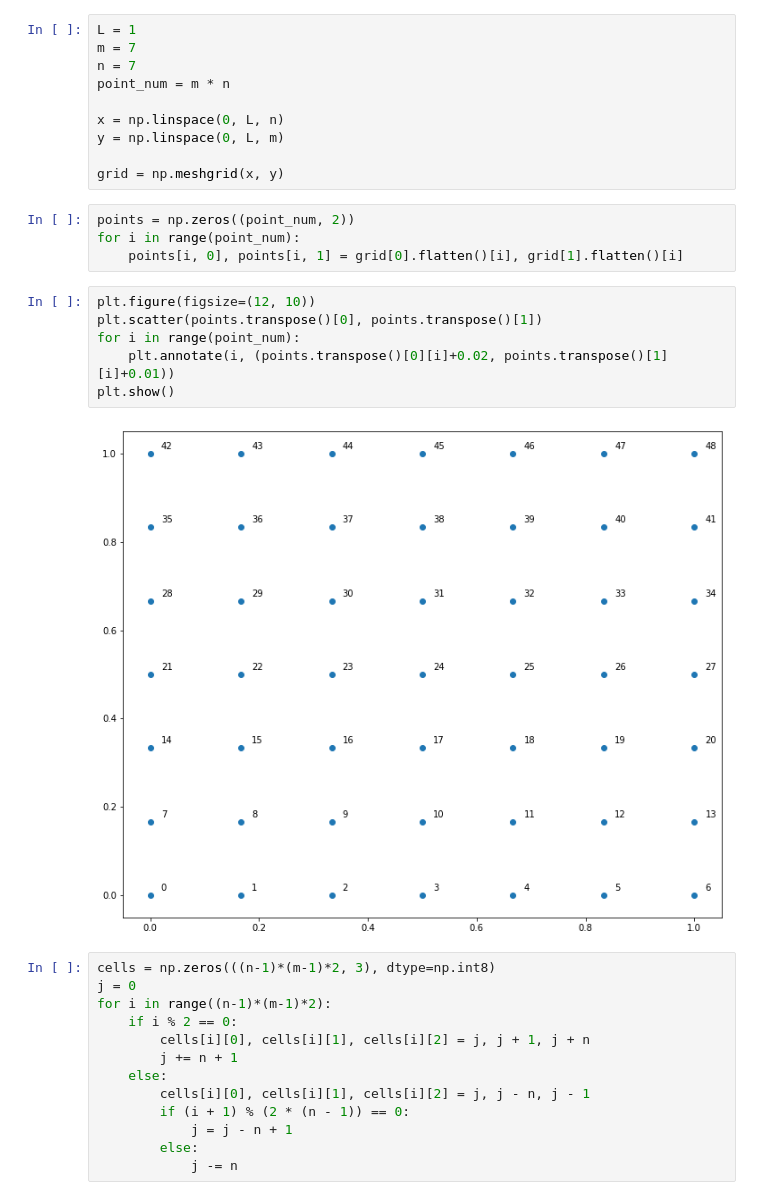
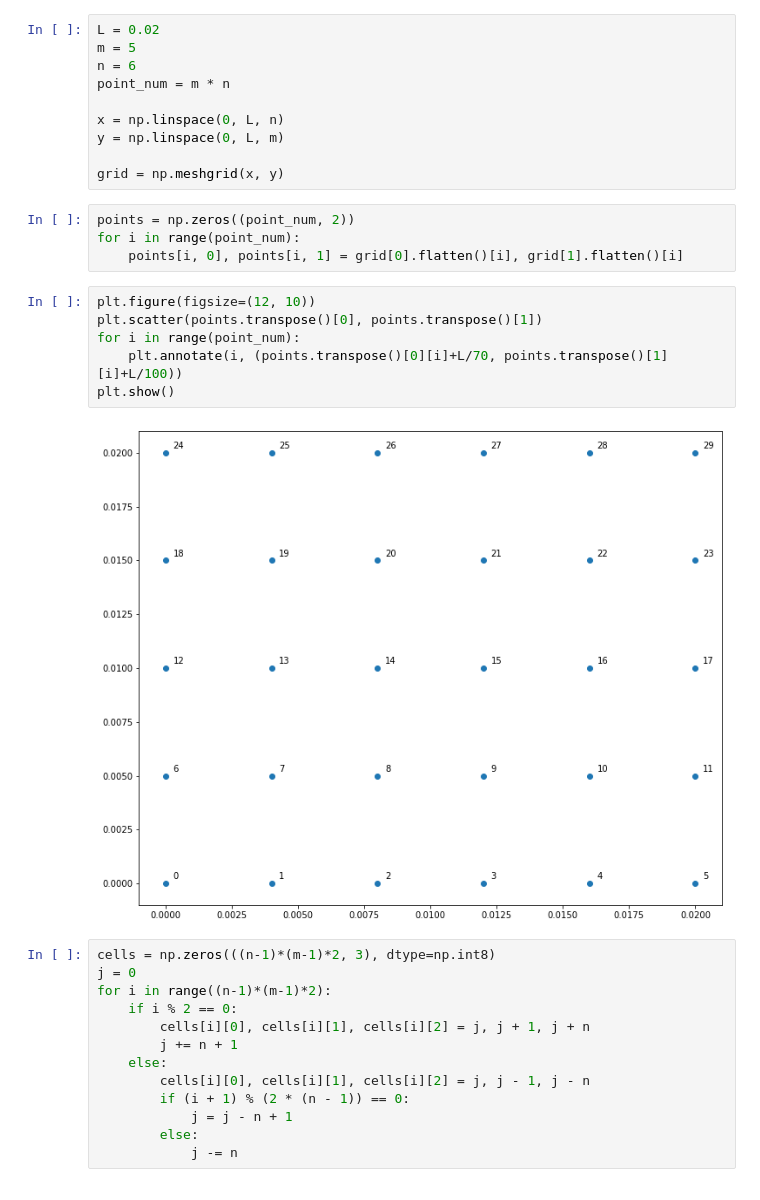
Before and after one commit to Sllopsta/exercise_4_FEM, a Jupyter notebook: grid.ipynb, the cells around one changed output. Cells and saved outputs as stored; diff of their text form.

```diff
--- a/grid.ipynb
+++ b/grid.ipynb
@@ -2,9 +2,9 @@
 import matplotlib.pyplot as plt
 import numpy as np
 # %%
-L = 1
-m = 7
-n = 7
+L = 0.02
+m = 5
+n = 6
 point_num = m * n
 
 x = np.linspace(0, L, n)
@@ -18,11 +18,11 @@ for i in range(point_num):
 # %%
 plt.figure(figsize=(12, 10))
 plt.scatter(points.transpose()[0], points.transpose()[1])
 for i in range(point_num):
-    plt.annotate(i, (points.transpose()[0][i]+0.02, points.transpose()[1][i]+0.01))
+    plt.annotate(i, (points.transpose()[0][i]+L/70, points.transpose()[1][i]+L/100))
 plt.show()
 # %% [output]
-[figure, old version]
+[figure, new version]
 # %%
 cells = np.zeros(((n-1)*(m-1)*2, 3), dtype=np.int8)
 j = 0
@@ -31,7 +31,7 @@ for i in range((n-1)*(m-1)*2):
         cells[i][0], cells[i][1], cells[i][2] = j, j + 1, j + n
         j += n + 1
     else:
-        cells[i][0], cells[i][1], cells[i][2] = j, j - n, j - 1
+        cells[i][0], cells[i][1], cells[i][2] = j, j - 1, j - n
         if (i + 1) % (2 * (n - 1)) == 0:
             j = j - n + 1
         else:
```
Also changed, not shown: parts of 4 cells of this notebook.
